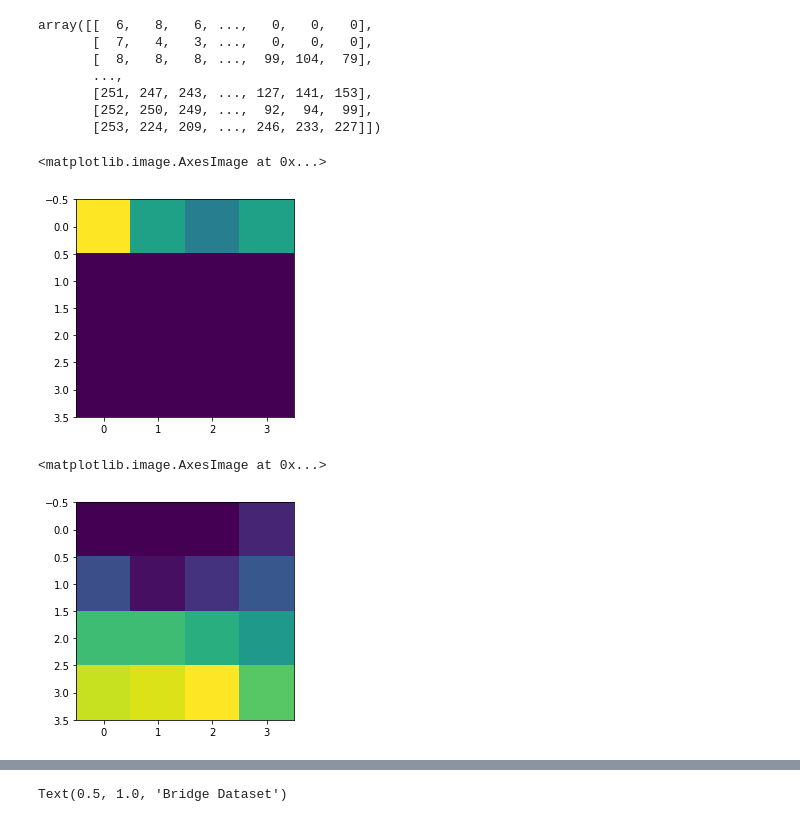
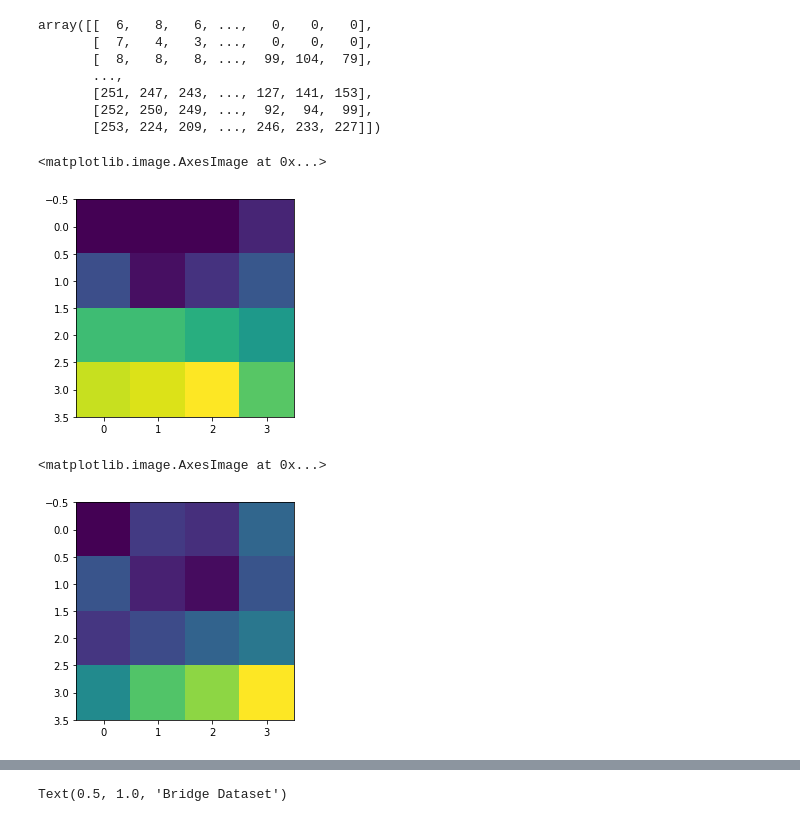
Before and after one commit to seansothey/DataScience-MachineLearning-Research, a Jupyter notebook: Project6_Unsupervised_Learning.ipynb, the cells around one changed output, grey strips where cells are left out. Drawn from its saved outputs; the diff is of its cells as text; code cells hidden in the pictures.

```diff
--- a/Project6_Unsupervised_Learning.ipynb
+++ b/Project6_Unsupervised_Learning.ipynb
@@ -94,12 +120,12 @@ array([[  6,   8,   6, ...,   0,   0,   0],
 # %%
 bridge4x4 = bridge_np.reshape(4096,4,4)
 # %%
-plt.imshow(bridge4x4[1]) #view the image index 1
+plt.imshow(bridge4x4[2]) #view the image index=2
 # %% [output]
 <matplotlib.image.AxesImage at 0x...>
-[figure, old version]
+[figure, new version]
 # %%
-plt.imshow(bridge4x4[2]) #view the image index 2
+plt.imshow(bridge4x4[10]) #view the image index=10
 # %% [output]
 <matplotlib.image.AxesImage at 0x...>
-[figure, old version]
+[figure, new version]
```
Also changed, not shown: parts of 60 cells of this notebook.
